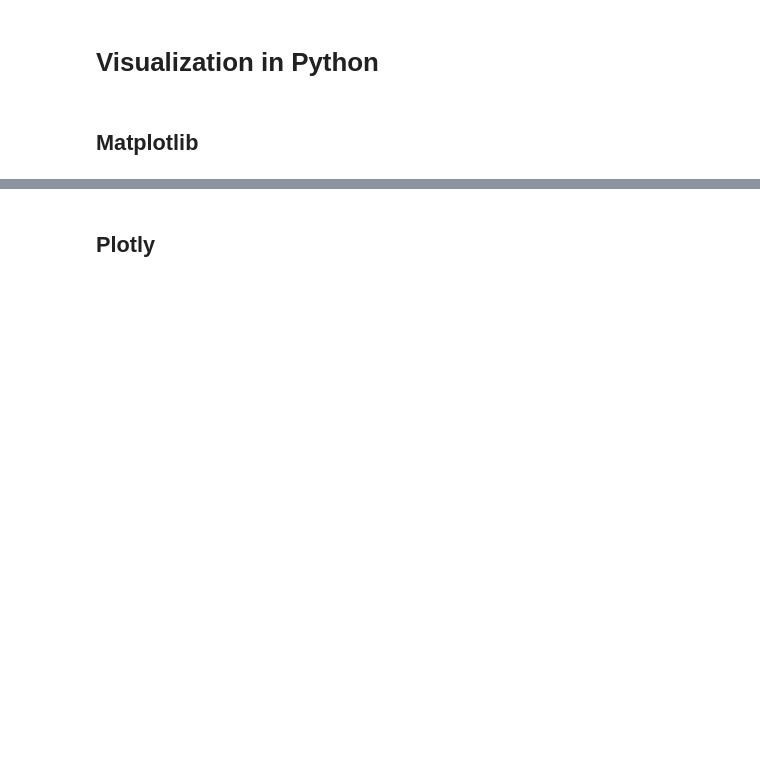
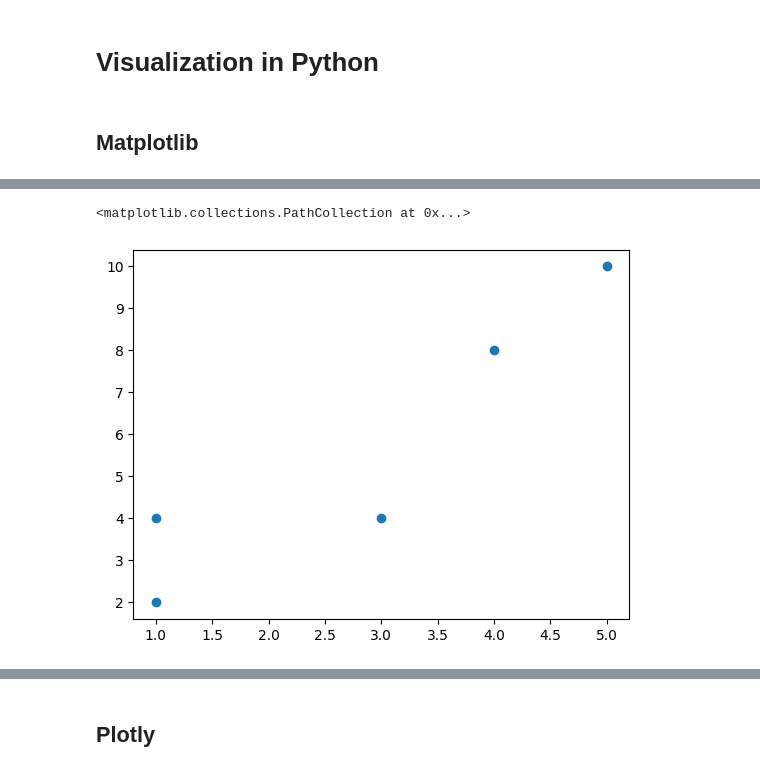
Before and after one commit to Fuuad31/Statistical-Computation---Module-and-Function, a Jupyter notebook: Module and Function.ipynb, the cells around one changed output, grey strips where cells are left out. Drawn from its saved outputs; the diff is of its cells as text; code cells hidden in the pictures; blank space fills up the shorter version.

```diff
--- a/Module and Function.ipynb
+++ b/Module and Function.ipynb
@@ -94,0 +442,11 @@ from geometry import inradius
+# %%
+# Data
+x = [1, 1, 3, 4, 5]
+y = [2, 4, 4, 8, 10]
+
+# Membuat scatter plot
+plt.scatter(x, y)
+plt.show()
+# %% [output]
+<matplotlib.collections.PathCollection at 0x...>
+[figure, added]
```
Also changed, not shown: parts of 89 cells of this notebook.
